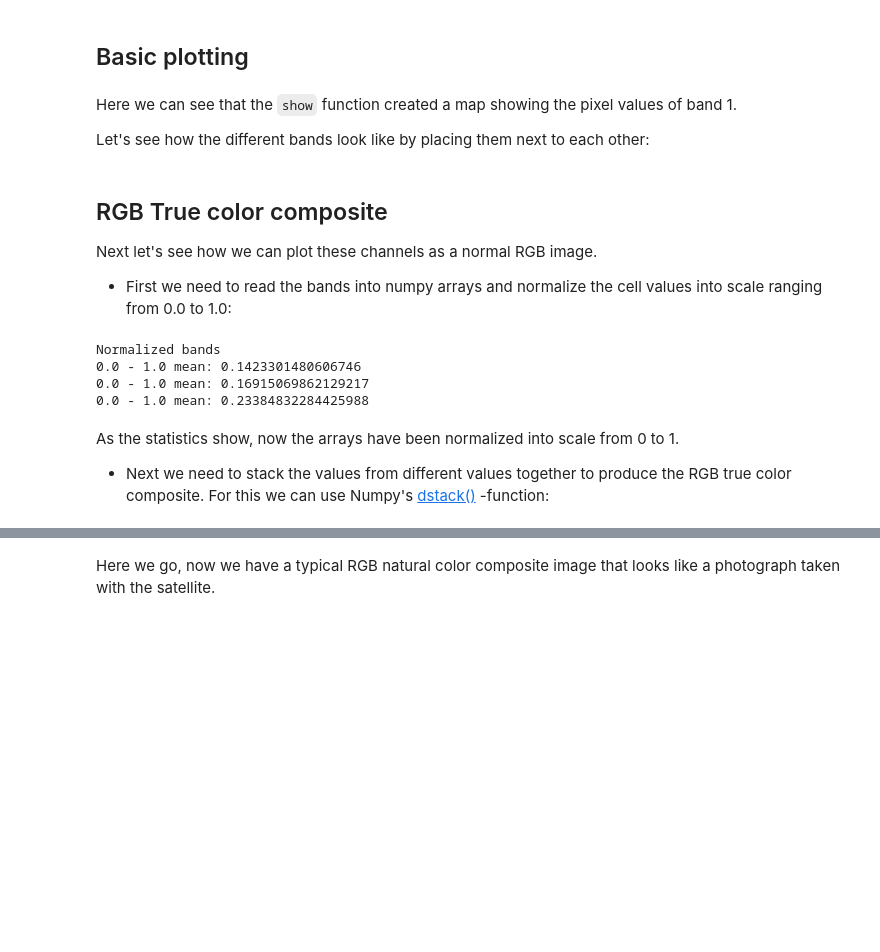
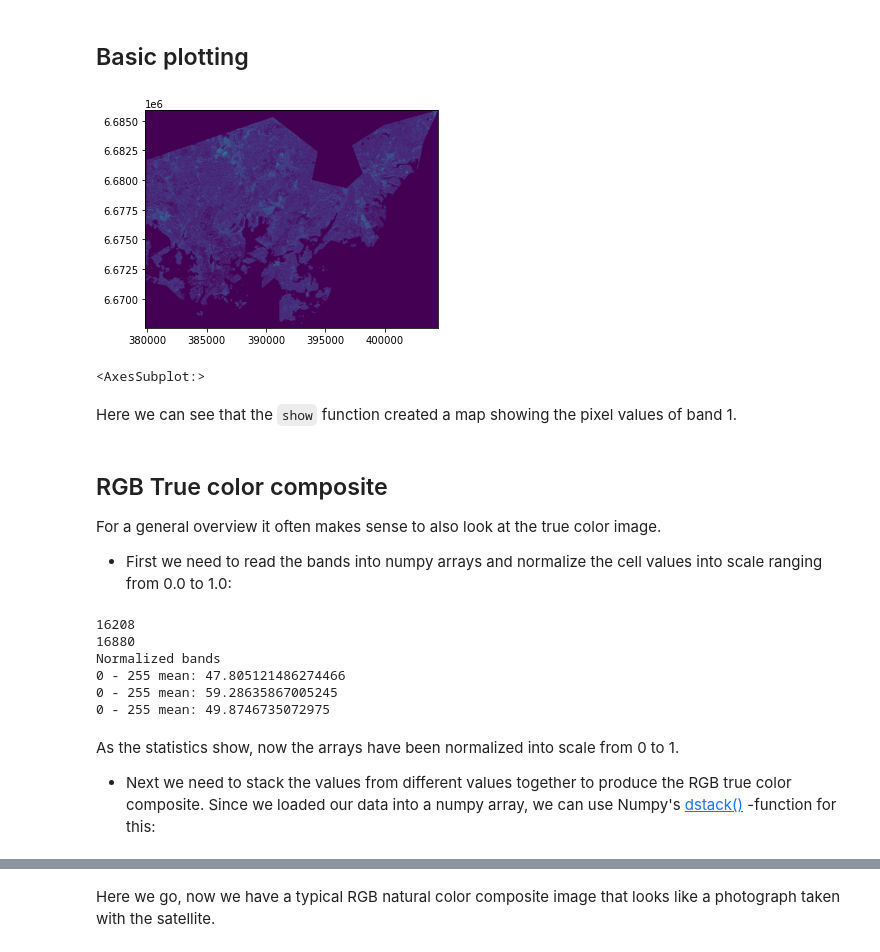
Before and after one commit to csc-training/PythonGIS_CSC, a Jupyter notebook: Raster/rasterlesson.ipynb, the cells around one changed output, grey strips where cells are left out. Drawn from its saved outputs; the diff is of its cells as text; code cells hidden in the pictures; blank space fills up the shorter version.

Commit message:
raster lesson to S2

```diff
--- a/Raster/rasterlesson.ipynb
+++ b/Raster/rasterlesson.ipynb
@@ -87,7 +71,7 @@ import numpy as np
 
 # Data dir
 data_dir = "data"
-fp = os.path.join(data_dir, "Helsinki_masked_p188r018_7t20020529_z34__LV-FIN.tif")
+fp = os.path.join(data_dir, "S2B_RGBNIR_20210926_Helsinki.tif")
 
 # Open the file:
 raster = rasterio.open(fp)
@@ -228,22 +216,14 @@ Of course, it is always highly useful to take a look how the data looks like. Th
 # %%
 import rasterio
 from rasterio.plot import show
 import numpy as np
 import os
 %matplotlib inline
 
-# Data dir
-data_dir = "L5_data"
-
-# Filepath
-fp = os.path.join(data_dir, "Helsinki_masked_p188r018_7t20020529_z34__LV-FIN.tif")
-
-# Open the file:
-raster = rasterio.open(fp)
-
-# Plot band 1
-show((raster, 1))
+# Plot band 4
+show((raster, 4), )
+# %% [output]
+[figure, added]
+<AxesSubplot:>
 # %% [markdown]
 Here we can see that the `show` function created a map showing the pixel values of band 1.
-
-Let's see how the different bands look like by placing them next to each other:
@@ -266,7 +230,7 @@ ax3.set_title("Blue")
 # %% [markdown]
 ## RGB True color composite
 
-Next let's see how we can plot these channels as a normal RGB image.
+For a general overview it often makes sense to also look at the true color image.
 
 - First we need to read the bands into numpy arrays and normalize the cell values into scale ranging from 0.0 to 1.0:
 # %%
@@ -275,28 +239,55 @@ red = raster.read(3)
 green = raster.read(2)
 blue = raster.read(1)
 
+print(red.max())
+print(green.max())
+
+
+# Show this first without any of below!
 # Function to normalize the grid values
 def normalize(array):
     """Normalizes numpy arrays into scale 0.0 - 1.0"""
     array_min, array_max = array.min(), array.max()
+
     return ((array - array_min)/(array_max - array_min))
 
+def stretch(array):
+
+    min_percent = 2   # Low percentile
+    max_percent = 98  # High percentile
+    lo, hi = np.percentile(array, (min_percent, max_percent))
+
+    # Apply linear "stretch" - lo goes to 0, and hi goes to 1
+    res_img = (array.astype(float) - lo) / (hi-lo)
+
+    #Multiply by 255, clamp range to [0, 255] and convert to uint8
+    res_img = np.maximum(np.minimum(res_img*255, 255), 0).astype(np.uint8)
+
+    return res_img
+
 # Normalize the bands
-redn = normalize(red)
-greenn = normalize(green)
-bluen = normalize(blue)
+#redn = normalize(red)
+#greenn = normalize(green)
+#bluen = normalize(blue)
+
+#Stretch
+redn = stretch(red)
+greenn = stretch(green)
+bluen = stretch(blue)
 
 print("Normalized bands")
 print(redn.min(), '-', redn.max(), 'mean:', redn.mean())
 print(greenn.min(), '-', greenn.max(), 'mean:', greenn.mean())
 print(bluen.min(), '-', bluen.max(), 'mean:', bluen.mean())
 # %% [output]
+16208
+16880
 Normalized bands
-0.0 - 1.0 mean: 0.1423301480606746
-0.0 - 1.0 mean: 0.16915069862129217
-0.0 - 1.0 mean: 0.23384832284425988
+0 - 255 mean: 47.805121486274466
+0 - 255 mean: 59.28635867005245
+0 - 255 mean: 49.8746735072975
 # %% [markdown]
 As the statistics show, now the arrays have been normalized into scale from 0 to 1.
 
-- Next we need to stack the values from different values together to produce the RGB true color composite. For this we can use Numpy's [dstack()](https://docs.scipy.org/doc/numpy-1.15.1/reference/generated/numpy.dstack.html) -function:
+- Next we need to stack the values from different values together to produce the RGB true color composite. Since we loaded our data into a numpy array, we can use Numpy's [dstack()](https://docs.scipy.org/doc/numpy-1.15.1/reference/generated/numpy.dstack.html) -function for this:
 # %%
```
Also changed, not shown: parts of 69 cells of this notebook, 3 other files.
